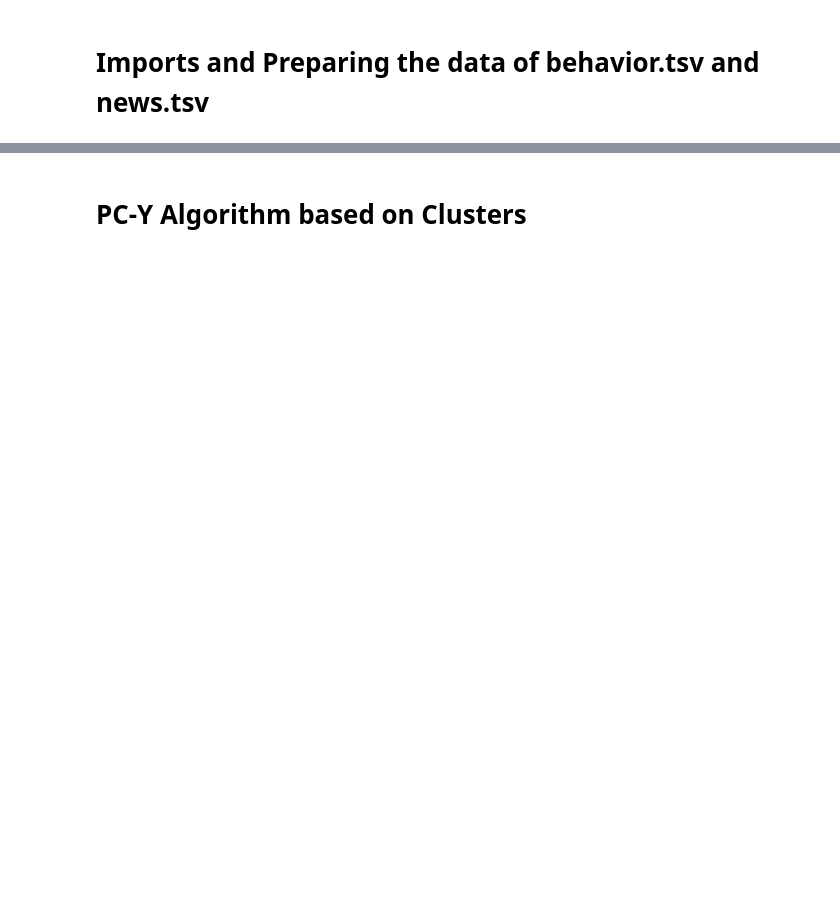
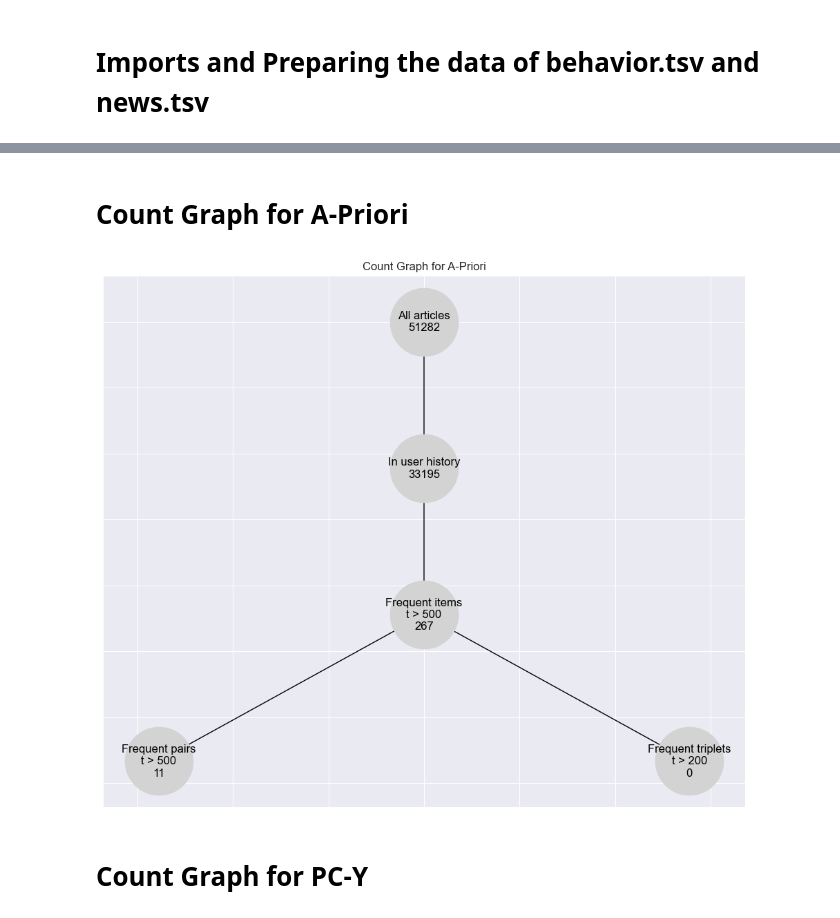
Before and after one commit to Jus-tiine/CTDS, a Jupyter notebook: FrequentPattern.ipynb, the cells around one changed output, grey strips where cells are left out. Cells and saved outputs as stored; diff of their text form; code cells hidden in the pictures; blank space fills up the shorter version.

```diff
--- a/FrequentPattern.ipynb
+++ b/FrequentPattern.ipynb
@@ -199,2 +340,40 @@ Number of frequent pairs: 23
+# %% [markdown]
+# Count Graph for A-Priori
+# %%
+A = "All articles\n" + str(len(articles_all))
+B = "In user history\n" + str(len(articles_count))
+C = "Frequent items\nt > 500\n" + str(len(frequent_articles_apriori))
+D = "Frequent pairs\nt > 500\n" + str(len(frequent_pairs_apriori))
+E = "Frequent triplets\nt > 200\n" + str(len(frequent_triplets))
+# F = "Frequent quadruplets\nt > ?\" + str(len(frequent_quadruplets))
+
+G = nx.DiGraph()
+G.add_edges_from(
+    [(A, B),
+     (B, C),
+     (C, D),
+     (C, E)
+      ])
+
+G.nodes[A]["subset"] = 0
+G.nodes[B]["subset"] = 1
+G.nodes[C]["subset"] = 2
+G.nodes[D]["subset"] = 3
+G.nodes[E]["subset"] = 3
+
+pos = nx.multipartite_layout(G, subset_key="subset")
+
+pos = {node: (y, -x) for node, (x, y) in pos.items()}
+
+plt.figure(figsize=(12, 10))
+
+nx.draw_networkx_nodes(G, pos, node_size=5000, node_color="lightgray")
+nx.draw_networkx_labels(G, pos)
+nx.draw_networkx_edges(G, pos, edge_color='black', arrows=True)
+
+plt.title("Count Graph for A-Priori")
+plt.show()
+# %% [output]
+[figure, added]
 # %% [markdown]
-# PC-Y Algorithm based on Clusters
+# Count Graph for PC-Y
```
Also changed, not shown: parts of 24 cells of this notebook.
